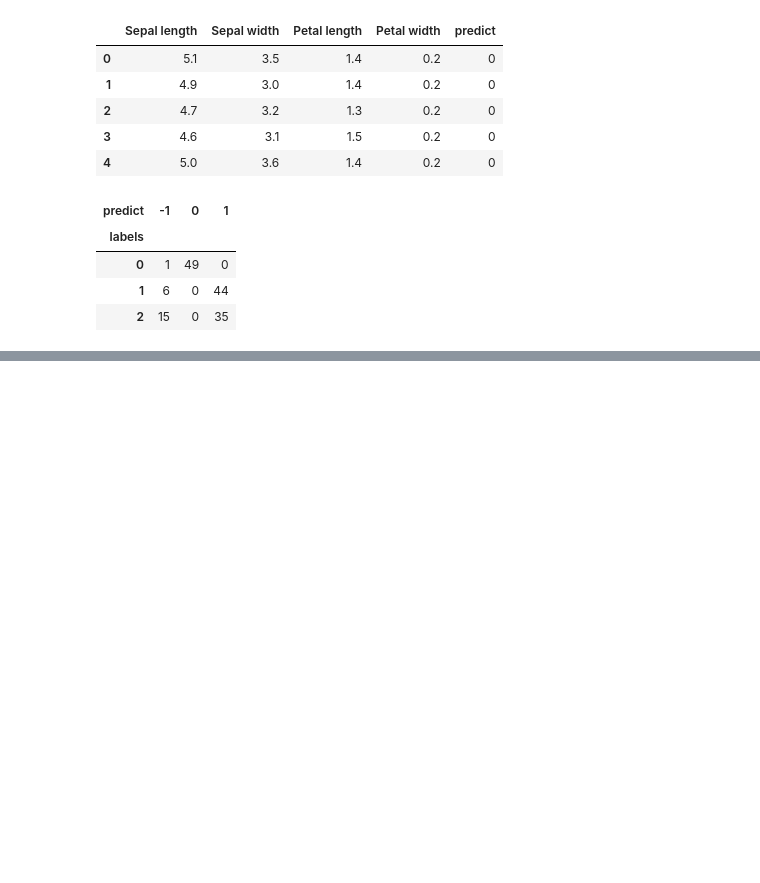
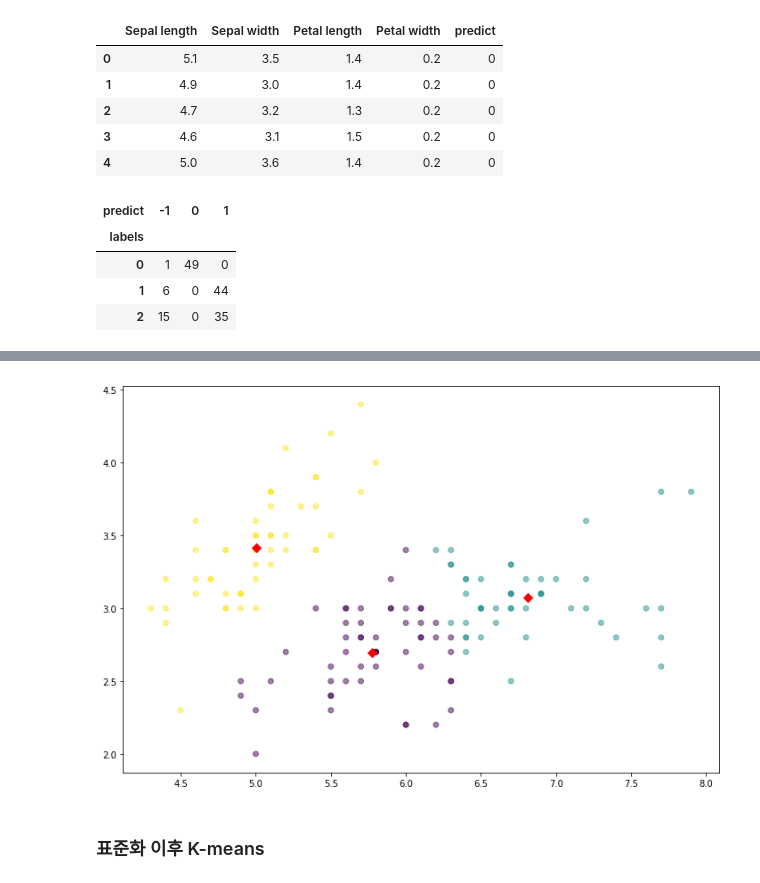
Before and after one commit to The-G/TIL, a Jupyter notebook: Myself_study/python_study/Practice Clustering model.ipynb, the cells around one changed output, grey strips where cells are left out. Drawn from its saved outputs; the diff is of its cells as text; code cells hidden in the pictures; blank space fills up the shorter version.

Commit message:
add kmeans code

```diff
--- a/Myself_study/python_study/클러스터링 모델 예제 실습.ipynb
+++ b/Myself_study/python_study/Practice Clustering model.ipynb
@@ -156,0 +162,12 @@ ct
+# %%
+from sklearn import datasets
+import pandas as pd
+iris = datasets.load_iris()
+# %%
+labels = pd.DataFrame(iris.target)
+labels.columns=['labels']
+data = pd.DataFrame(iris.data)
+data.columns=['Sepal length','Sepal width','Petal length','Petal width']
+data = pd.concat([data,labels],axis=1)
+feature = data[ ['Sepal length','Sepal width']]
+feature.head()
@@ -156,0 +181,27 @@ ct
+# %%
+from sklearn.cluster import KMeans
+import matplotlib.pyplot  as plt
+import seaborn as sns
+
+
+# create model and prediction
+model = KMeans(n_clusters=3,algorithm='auto')
+model.fit(feature)
+predict = pd.DataFrame(model.predict(feature))
+predict.columns=['predict']
+# %%
+# concatenate labels to df as a new column
+r = pd.concat([feature,predict],axis=1)
+# %%
+fig = plt.figure( figsize=(12,8))
+plt.scatter(r['Sepal length'],r['Sepal width'],c=r['predict'],alpha=0.5)
+
+centers = pd.DataFrame(model.cluster_centers_,columns=['Sepal length','Sepal width'])
+center_x = centers['Sepal length']
+center_y = centers['Sepal width']
+plt.scatter(center_x,center_y,s=50,marker='D',c='r')
+plt.show()
+# %% [output]
+[figure, added]
+# %% [markdown]
+### 표준화 이후 K-means
```
Also changed, not shown: parts of 7 cells of this notebook.
